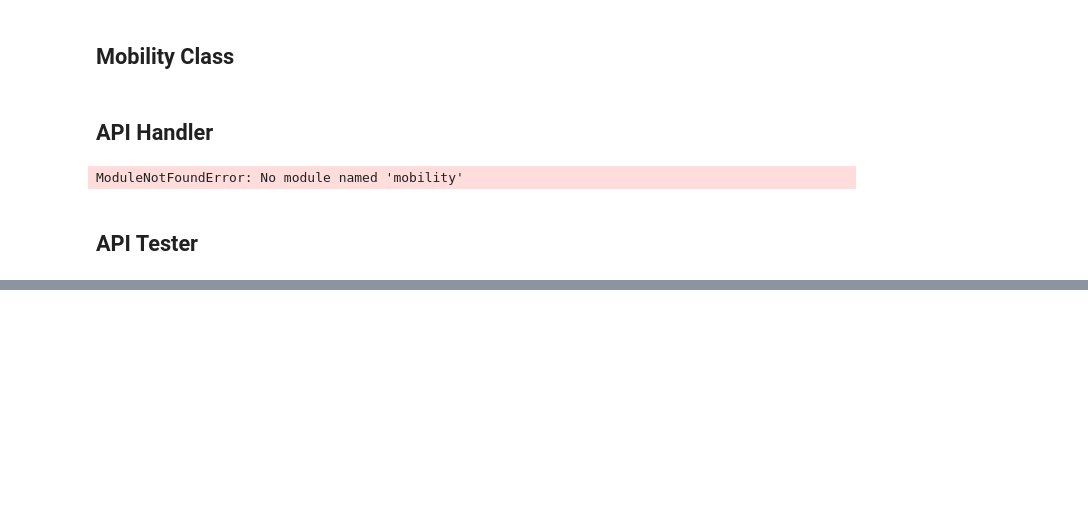
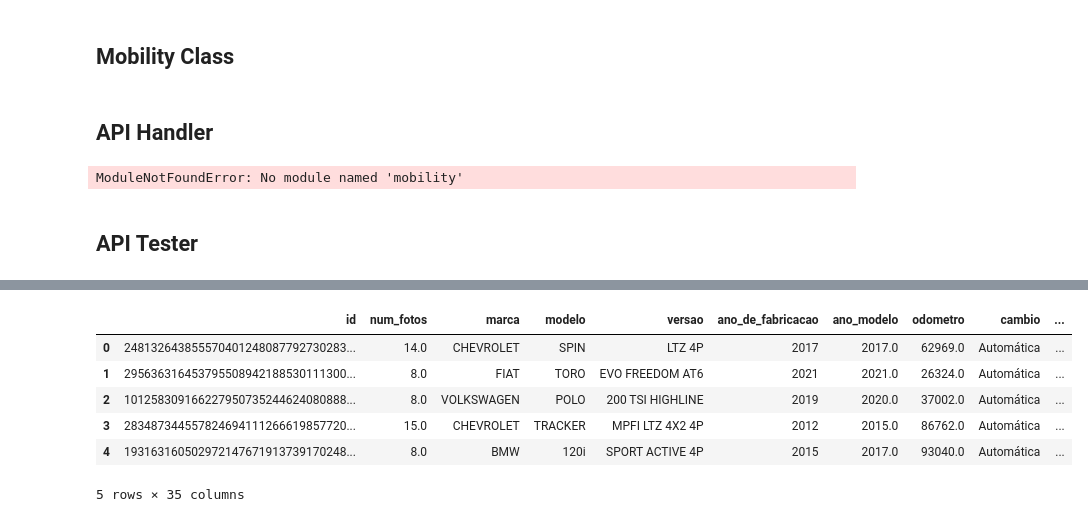
Before and after one commit to ArthurMesquita96/Mobility-Cars, a Jupyter notebook: Mobility_Cars.ipynb, the cells around one changed output, grey strips where cells are left out. Saved outputs shown, nothing was run; the diff lists cells and outputs as text; code cells hidden in the pictures; blank space fills up the shorter version.

```diff
--- a/Mobility_Cars.ipynb
+++ b/Mobility_Cars.ipynb
@@ -1894,5 +1930,3 @@ ModuleNotFoundError: No module named 'mobility'
 # %%
 df_test = pd.read_csv('datasets/teste.csv')
 df_test.columns = [unidecode(col).lower().replace(' ','_') for col in df_test.columns]
-# %%
-df_test = df_test.loc[0:3]
@@ -1903,11 +1933,12 @@ json.dumps(df_test.to_dict(orient='records'))
 # %%
-import requests
-
-# url = 'http://192.168.18.4:5000/mobility/predict'
+# request of all test data
 url = 'https://mobility-cars.onrender.com/mobility/predict'
 header = {'Content-type':'application/json'}
 data = json.dumps(df_test.to_dict(orient='records'))
 
 r = requests.post(url, data = data, headers = header)
 print('Status Code: {}'.format(r.status_code))
+
+# transform in DataFrame
+test_predicts_raw = pd.DataFrame(r.json())
 # %% [output]
@@ -1924,0 +1946,14 @@ import os
+# %%
+df_test = feature_engineering(df_test)
+# %%
+df_test['preco sugerido'] = test_predicts_raw['prediction']
+# %%
+df_test.head()
+# %% [output]
+|  | id | num_fotos | marca | modelo | versao | ano_de_fabricacao | ano_modelo | odometro | cambio | ... |
+| 0 | 248132643855570401248087792730283... | 14.0 | CHEVROLET | SPIN | LTZ 4P | 2017 | 2017.0 | 62969.0 | Automática | ... |
+| 1 | 295636316453795508942188530111300... | 8.0 | FIAT | TORO | EVO FREEDOM AT6 | 2021 | 2021.0 | 26324.0 | Automática | ... |
+| 2 | 101258309166227950735244624080888... | 8.0 | VOLKSWAGEN | POLO | 200 TSI HIGHLINE | 2019 | 2020.0 | 37002.0 | Automática | ... |
+| 3 | 283487344557824694111266619857720... | 15.0 | CHEVROLET | TRACKER | MPFI LTZ 4X2 4P | 2012 | 2015.0 | 86762.0 | Automática | ... |
+| 4 | 193163160502972147671913739170248... | 8.0 | BMW | 120i | SPORT ACTIVE 4P | 2015 | 2017.0 | 93040.0 | Automática | ... |
+5 rows × 35 columns
```
Also changed, not shown: parts of 20 cells of this notebook, 4 other files.
